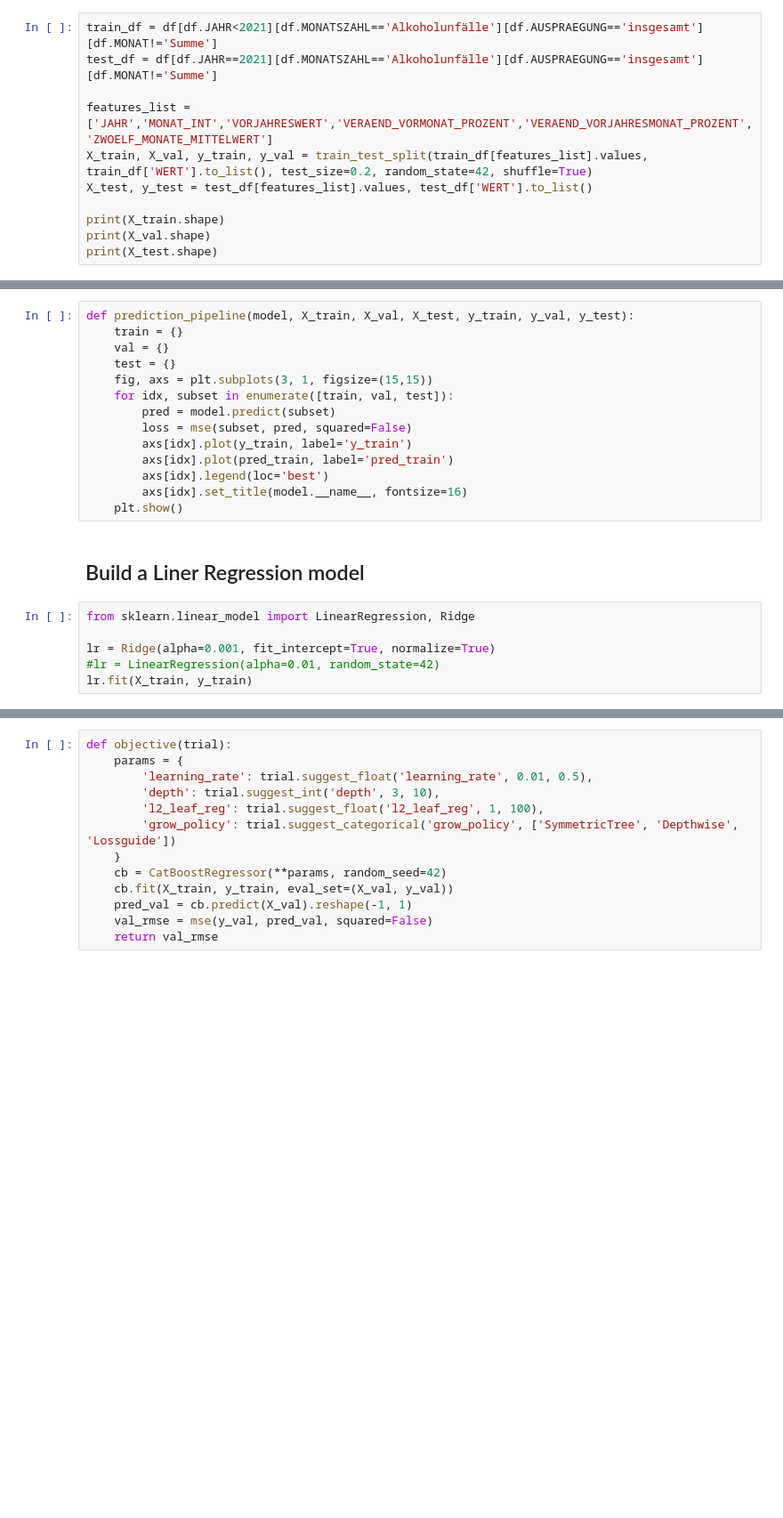
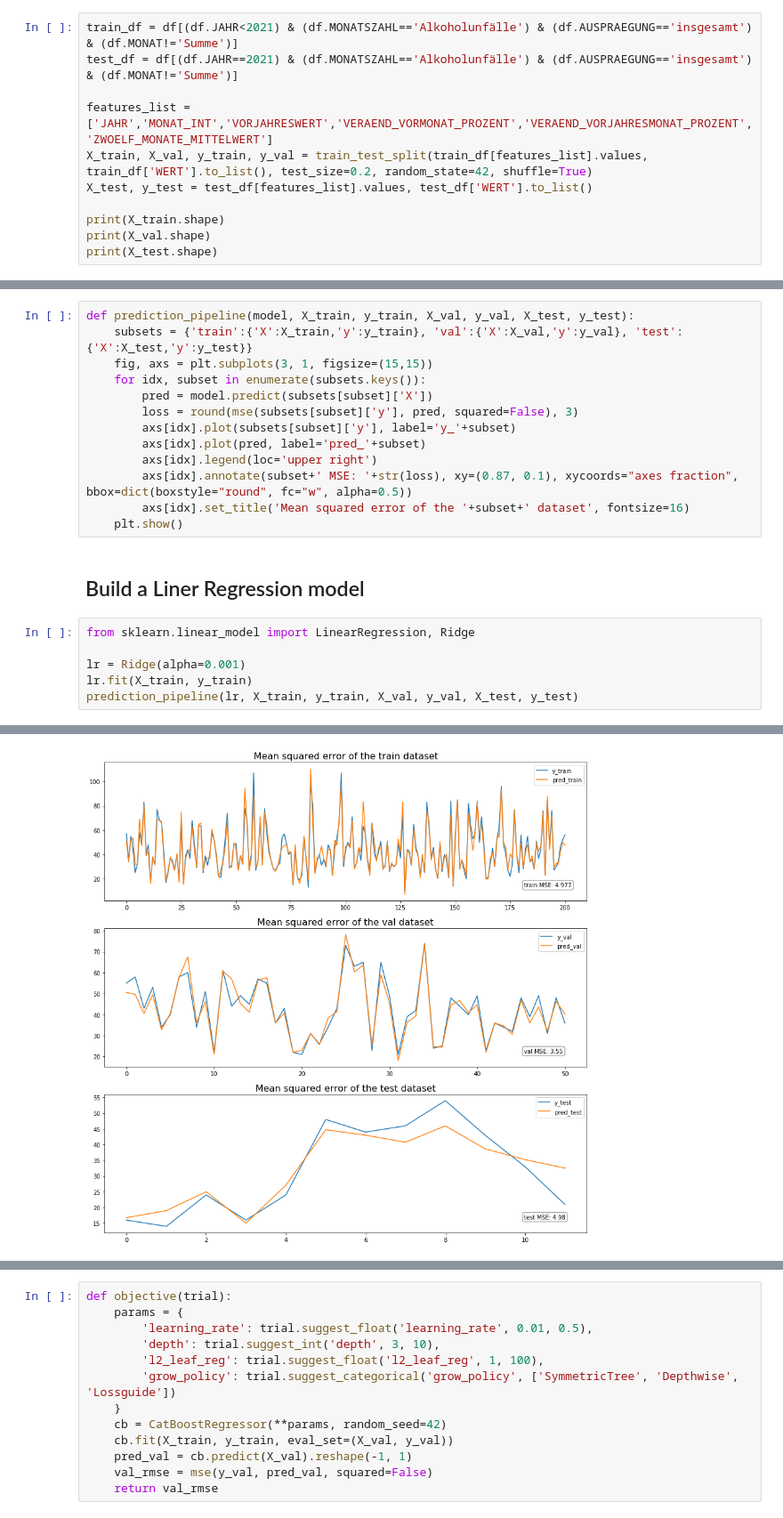
Before and after one commit to molspace/DPS_AI_challenge, a Jupyter notebook: ML_model.ipynb, the cells around one changed output, grey strips where cells are left out. Shown at 89% size. Saved outputs shown, nothing was run; the diff lists cells and outputs as text; blank space fills up the shorter version.

Commit message:
improved ml models

```diff
--- a/ML_model.ipynb
+++ b/ML_model.ipynb
@@ -18,8 +18,8 @@ df = df[df.JAHR<2022].fillna(method="ffill",axis='columns')
 df = df[df.MONAT!='Summe'].reset_index()
 df['MONAT_INT'] = df['MONAT'].astype(int)
 # %%
-train_df = df[df.JAHR<2021][df.MONATSZAHL=='Alkoholunfälle'][df.AUSPRAEGUNG=='insgesamt'][df.MONAT!='Summe']
-test_df = df[df.JAHR==2021][df.MONATSZAHL=='Alkoholunfälle'][df.AUSPRAEGUNG=='insgesamt'][df.MONAT!='Summe']
+train_df = df[(df.JAHR<2021) & (df.MONATSZAHL=='Alkoholunfälle') & (df.AUSPRAEGUNG=='insgesamt') & (df.MONAT!='Summe')]
+test_df = df[(df.JAHR==2021) & (df.MONATSZAHL=='Alkoholunfälle') & (df.AUSPRAEGUNG=='insgesamt') & (df.MONAT!='Summe')]
 
 features_list = ['JAHR','MONAT_INT','VORJAHRESWERT','VERAEND_VORMONAT_PROZENT','VERAEND_VORJAHRESMONAT_PROZENT','ZWOELF_MONATE_MITTELWERT']
 X_train, X_val, y_train, y_val = train_test_split(train_df[features_list].values, train_df['WERT'].to_list(), test_size=0.2, random_state=42, shuffle=True)
@@ -35,25 +35,24 @@ print(X_test.shape)
 # %% [markdown]
 ## Define a prediction pipeline function
 # %%
-def prediction_pipeline(model, X_train, X_val, X_test, y_train, y_val, y_test):
-    train = {}
-    val = {}
-    test = {}
+def prediction_pipeline(model, X_train, y_train, X_val, y_val, X_test, y_test):
+    subsets = {'train':{'X':X_train,'y':y_train}, 'val':{'X':X_val,'y':y_val}, 'test':{'X':X_test,'y':y_test}}
     fig, axs = plt.subplots(3, 1, figsize=(15,15))
-    for idx, subset in enumerate([train, val, test]):
-        pred = model.predict(subset)
-        loss = mse(subset, pred, squared=False)
-        axs[idx].plot(y_train, label='y_train')
-        axs[idx].plot(pred_train, label='pred_train')
-        axs[idx].legend(loc='best')
-        axs[idx].set_title(model.__name__, fontsize=16)
+    for idx, subset in enumerate(subsets.keys()):
+        pred = model.predict(subsets[subset]['X'])
+        loss = round(mse(subsets[subset]['y'], pred, squared=False), 3)
+        axs[idx].plot(subsets[subset]['y'], label='y_'+subset)
+        axs[idx].plot(pred, label='pred_'+subset)
+        axs[idx].legend(loc='upper right')
+        axs[idx].annotate(subset+' MSE: '+str(loss), xy=(0.87, 0.1), xycoords="axes fraction", bbox=dict(boxstyle="round", fc="w", alpha=0.5))
+        axs[idx].set_title('Mean squared error of the '+subset+' dataset', fontsize=16)
     plt.show()
 # %% [markdown]
 ## Build a Liner Regression model
 # %%
 from sklearn.linear_model import LinearRegression, Ridge
 
-lr = Ridge(alpha=0.001, fit_intercept=True, normalize=True)
-#lr = LinearRegression(alpha=0.01, random_state=42)
+lr = Ridge(alpha=0.001)
 lr.fit(X_train, y_train)
+prediction_pipeline(lr, X_train, y_train, X_val, y_val, X_test, y_test)
 # %% [output]
@@ -73,0 +59 @@ Ridge(alpha=0.001, normalize=True)
+[figure, added]
```
Also changed, not shown: parts of 21 cells of this notebook, 4 other files.
